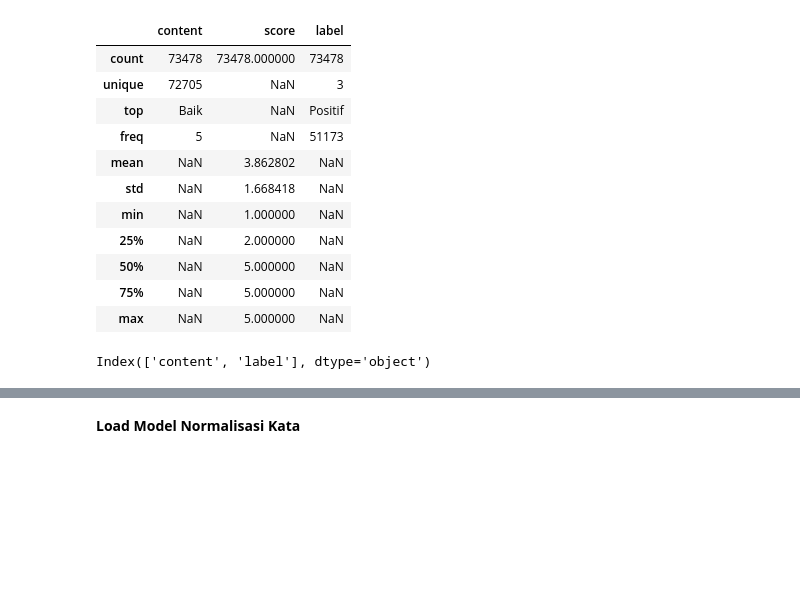
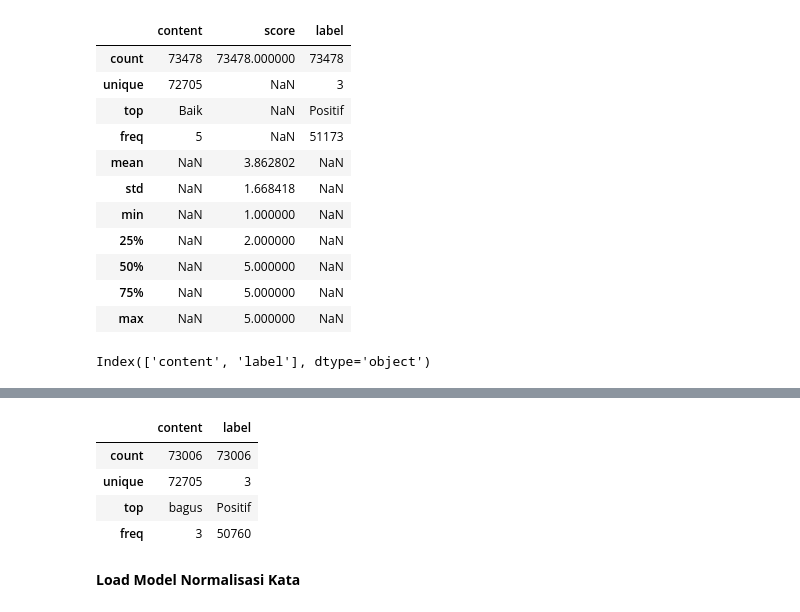
Before and after one commit to ArmFriiz/Dicoding-Submission-FDL, a Jupyter notebook: Analisis Sentimen/main.ipynb, the cells around one changed output, grey strips where cells are left out. Saved outputs shown, nothing was run; the diff lists cells and outputs as text; code cells hidden in the pictures; blank space fills up the shorter version.

```diff
--- a/Analisis Sentimen/main.ipynb
+++ b/Analisis Sentimen/main.ipynb
@@ -89,3 +120,11 @@ Index(['content', 'label'], dtype='object')
+# %%
+df.describe(include='all')
+# %% [output]
+|  | content | label |
+| count | 73006 | 73006 |
+| unique | 72705 | 3 |
+| top | bagus | Positif |
+| freq | 3 | 50760 |
 # %% [markdown]
 **Load Model Normalisasi Kata**
 # %%
```
Also changed, not shown: parts of 7 cells of this notebook.
